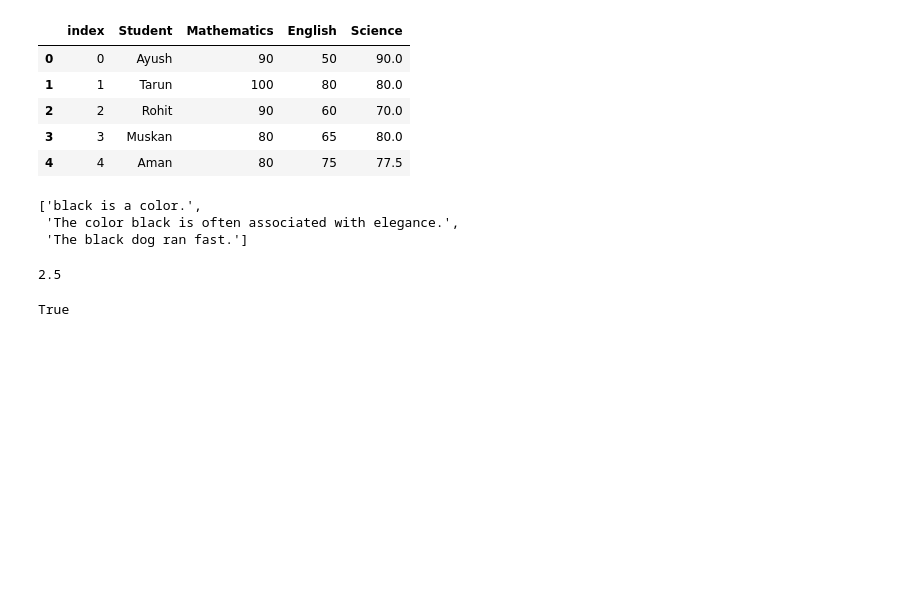
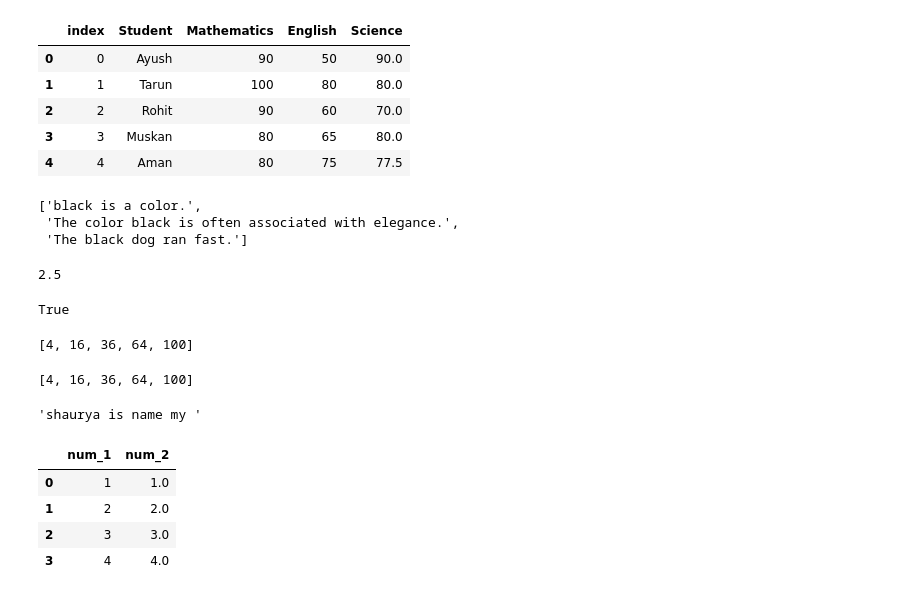
Before and after one commit to Shauryavashisth/Miscellaneous, a Jupyter notebook: Basic Practice.ipynb, the cells around one changed output. Drawn from its saved outputs; the diff is of its cells as text; code cells hidden in the pictures; blank space fills up the shorter version.

```diff
--- a/Basic Practice.ipynb
+++ b/Basic Practice.ipynb
@@ -375,3 +375,34 @@ True
 # where order_date < date_sub(now(), interval 1 year)
 # order by order_amount desc
 # limit 5
+# %%
+list_1 = [1,2,3,4,5,6,7,8,9,10]
+blank_list = []
+for i in list_1:
+    if i%2==0:
+        blank_list.append(i**2)
+blank_list
+# %% [output]
+[4, 16, 36, 64, 100]
+# %%
+[i**2 for i in list_1 if i%2==0]
+# %% [output]
+[4, 16, 36, 64, 100]
+# %%
+str_test = "my name is shaurya"
+blank = ""
+for i in str_test.split(" ")[::-1]:
+    blank+= i+" "
+blank
+# %% [output]
+'shaurya is name my '
+# %%
+import pandas as pd
+random_df = pd.DataFrame({"num_1":[1,2,3,4],"num_2":[1.0,2.0,3.0,4.0]})
+random_df
+# %% [output]
+|  | num_1 | num_2 |
+| 0 | 1 | 1.0 |
+| 1 | 2 | 2.0 |
+| 2 | 3 | 3.0 |
+| 3 | 4 | 4.0 |
```
Also changed, not shown: parts of 1 cell of this notebook.
